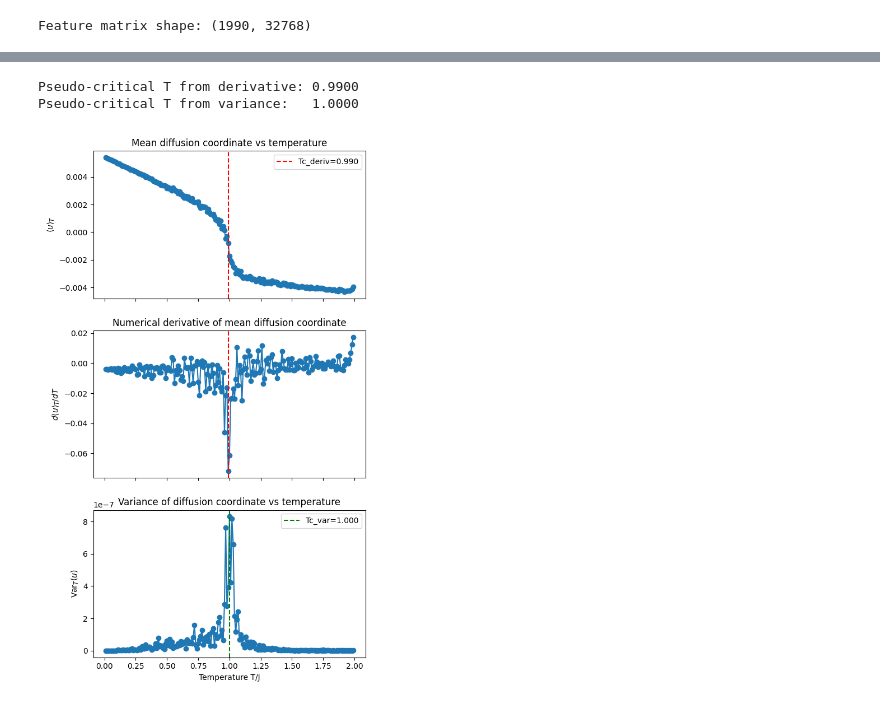
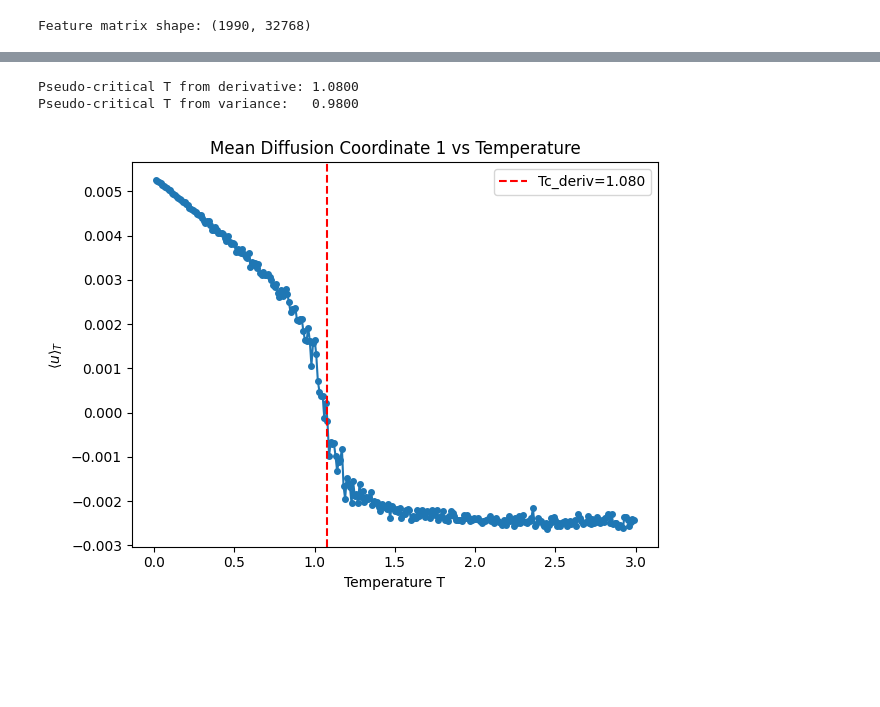
Before and after one commit to neel-j-dev/Classifying-BLK-Transitions, a Jupyter notebook: simulator/XY_Diffusion_Map.ipynb, the cells around one changed output, grey strips where cells are left out. Cells and saved outputs as stored; diff of their text form; code cells hidden in the pictures; blank space fills up the shorter version.

```diff
--- a/simulator/XY_Diffusion_Map.ipynb
+++ b/simulator/XY_Diffusion_Map.ipynb
@@ -10,8 +10,8 @@ import matplotlib.pyplot as plt
 %matplotlib inline
 
 # Path to the compressed dataset produced by build_xy_dataset
-DATA_PATH = Path('xy_dataset_wolff.npz')
-METADATA_PATH = Path('xy_dataset_wolff.metadata.json')
+DATA_PATH = Path('../xy_dataset_wolff_128x128.npz')
+METADATA_PATH = Path('../xy_dataset_wolff.metadata_128x128.json')
 
 if not DATA_PATH.exists():
     raise FileNotFoundError(f"Dataset {DATA_PATH} not found. Update DATA_PATH to point to your file.")
@@ -46,7 +46,7 @@ from sklearn.preprocessing import normalize
 
 # Diffusion map helper
 
-def diffusion_map(data, epsilon=None, n_components=5):
+def diffusion_map(data, epsilon=None, n_components=10):
     # Pairwise Euclidean distances
     dists = pairwise_distances(data, metric='euclidean')
     if epsilon is None:
@@ -72,7 +72,7 @@ def diffusion_map(data, epsilon=None, n_components=5):
     diffusion_coords = diffusion_coords * diffusion_vals
     return diffusion_coords, diffusion_vals, epsilon
 
-embeddings, lambdas, eps = diffusion_map(features, n_components=5)
+embeddings, lambdas, eps = diffusion_map(features, n_components=10)
 print("Eigenvalues:", lambdas)
 print("Epsilon used:", eps)
 # %% [output]
@@ -91,7 +92,7 @@ temperatures = np.array([entry['temperature'] for entry in metadata],
 assert temperatures.shape[0] == num_samples
 
 
-def diffusion_map_O2_invariant(angles, epsilon=None, n_components=5):
+def diffusion_map_O2_invariant(angles, epsilon=None, n_components=10):
     """
     Diffusion map using the O(2)-invariant distance between XY configurations.
 
@@ -152,7 +153,7 @@ def diffusion_map_O2_invariant(angles, epsilon=None, n_components=5):
 
 
 embeddings, lambdas, eps = diffusion_map_O2_invariant(angles,
-                                                      n_components=5)
+                                                      n_components=10)
 print("Eigenvalues:", lambdas)
 print("Epsilon used:", eps)
 # %% [output]
@@ -247,50 +423,51 @@ for k, T in enumerate(unique_T):
 # ---------------------------------------------------------
 
 # Central finite difference via numpy.gradient
 dmean_dT = np.gradient(mean_u, unique_T)
 
 # Pseudo-critical temperatures:
 # - from maximum |d(mean_u)/dT|
 # - from maximum variance of u
 idx_deriv = np.argmax(np.abs(dmean_dT))
 idx_var   = np.argmax(var_u)
 
 Tc_deriv = unique_T[idx_deriv]
 Tc_var   = unique_T[idx_var]
 
 print(f"Pseudo-critical T from derivative: {Tc_deriv:.4f}")
 print(f"Pseudo-critical T from variance:   {Tc_var:.4f}")
 
 # ---------------------------------------------------------
 # 4. Plots: mean_u, derivative, and variance vs T
 # ---------------------------------------------------------
 
-fig, axes = plt.subplots(3, 1, figsize=(6, 10), sharex=True)
+fig, axes = plt.subplots(1, 1, sharex=True)
 
 # (a) mean diffusion coordinate vs T
-axes[0].plot(unique_T, mean_u, marker='o', ls='-')
-axes[0].axvline(Tc_deriv, color='r', ls='--', label=f"Tc_deriv={Tc_deriv:.3f}")
-axes[0].set_ylabel(r"$\langle u \rangle_T$")
-axes[0].set_title("Mean diffusion coordinate vs temperature")
-axes[0].legend()
+axes.plot(unique_T, mean_u, marker='o', ls='-', markersize=3)
+axes.axvline(Tc_deriv, color='r', ls='--', label=f"Tc_deriv={Tc_deriv:.3f}")
+axes.set_ylabel(r"$\langle u \rangle_T$")
+axes.set_xlabel("Temperature T")
+axes.set_title("Mean Diffusion Coordinate 1 vs Temperature")
+axes.legend()
 
 # (b) derivative
-axes[1].plot(unique_T, dmean_dT, marker='o', ls='-')
-axes[1].axvline(Tc_deriv, color='r', ls='--')
-axes[1].set_ylabel(r"$d\langle u \rangle_T / dT$")
-axes[1].set_title("Numerical derivative of mean diffusion coordinate")
+# axes[1].plot(unique_T, dmean_dT, marker='o', ls='-')
+# axes[1].axvline(Tc_deriv, color='r', ls='--')
+# axes[1].set_ylabel(r"$d\langle u \rangle_T / dT$")
+# axes[1].set_title("Numerical derivative of mean diffusion coordinate")
 
-# (c) variance
-axes[2].plot(unique_T, var_u, marker='o', ls='-')
-axes[2].axvline(Tc_var, color='g', ls='--', label=f"Tc_var={Tc_var:.3f}")
-axes[2].set_xlabel("Temperature T/J")
-axes[2].set_ylabel(r"${\rm Var}_T(u)$")
-axes[2].set_title("Variance of diffusion coordinate vs temperature")
-axes[2].legend()
+# # (c) variance
+# axes[2].plot(unique_T, var_u, marker='o', ls='-')
+# axes[2].axvline(Tc_var, color='g', ls='--', label=f"Tc_var={Tc_var:.3f}")
+# axes[2].set_xlabel("Temperature T/J")
+# axes[2].set_ylabel(r"${\rm Var}_T(u)$")
+# axes[2].set_title("Variance of diffusion coordinate vs temperature")
+# axes[2].legend()
 
 plt.tight_layout()
 plt.show()
 # %% [output]
-Pseudo-critical T from derivative: 0.9900
-Pseudo-critical T from variance:   1.0000
+Pseudo-critical T from derivative: 1.0800
+Pseudo-critical T from variance:   0.9800
-[figure, old version]
+[figure, new version]
```
Also changed, not shown: parts of 12 cells of this notebook, 1 other file.
